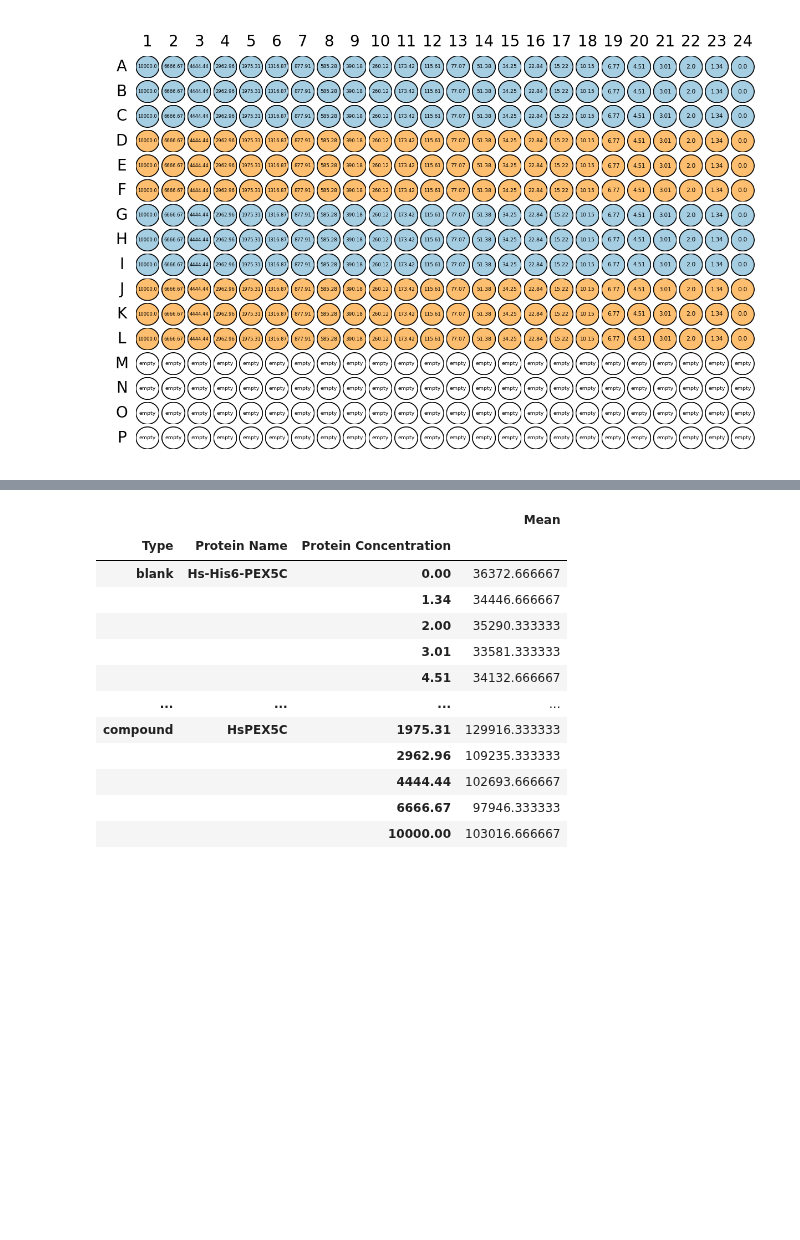
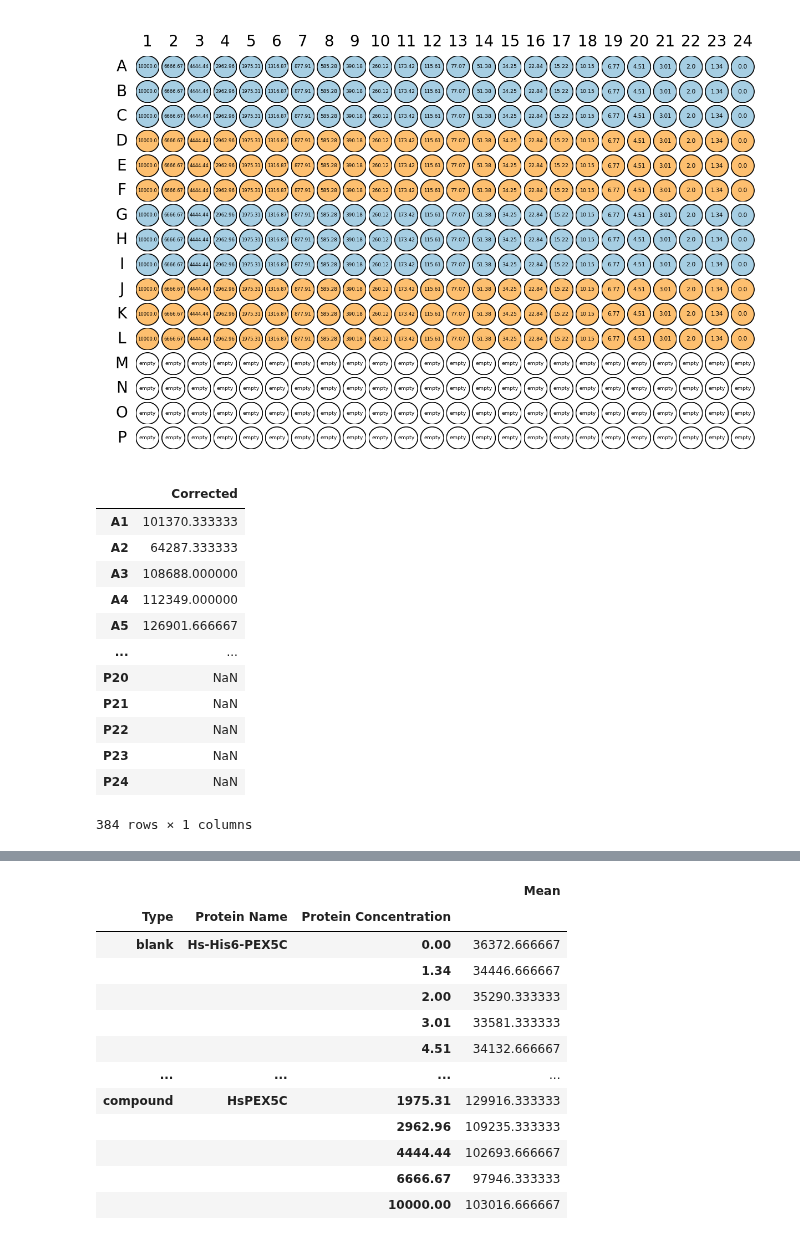
Before and after one commit to mariuszlas/Fluorescence-Anisotropy-Analysis-Development, a Jupyter notebook: fluorescenceanisotropy/fluores_anisotropy.ipynb, the cells around one changed output, grey strips where cells are left out. Drawn from its saved outputs; the diff is of its cells as text; code cells hidden in the pictures; blank space fills up the shorter version.

Commit message:
Update fluores_anisotropy.ipynb
Added background_correct function that can be called by the user to do background correction on all p and s data frames in the data dict.

```diff
--- a/fluorescenceanisotropy/fluores_anisotropy.ipynb
+++ b/fluorescenceanisotropy/fluores_anisotropy.ipynb
@@ -391,6 +391,41 @@ class FA:
             pm.invalidate_cols(platemap=self.plate_map, cols=kwargs['columns'], valid=valid)
         if len(kwargs) == 0:   # return error if neither of the keyword arguments is passed
             raise TypeError('No arguments were passed. Specify the wells, rows or columns to be invalidated!')
+
+
+
+    def background_correct(self):
+
+        for key, value in self.data_dict.items():
+            metadata, data = value.values()
+            p, s = data.values()
+            p_df = self.plate_map.join(p)
+            s_df = self.plate_map.join(s)
+
+            self.data_dict[key]['data']['p_corrected'] = FA._backg_correct(p_df)
+            self.data_dict[key]['data']['s_corrected'] = FA._backg_correct(s_df)
+
+
+    def _backg_correct(df):
+
+        no_index = df.reset_index()   # move the index to df column
+
+        mindex = pd.MultiIndex.from_frame(no_index[['Type', 'Protein Name', 'Protein Concentration']])   # create multiindex
+        reindexed = no_index.set_index(mindex).drop(['Type', 'Protein Name', 'Protein Concentration'], axis=1)   # add multiindex to df and drop the columns from which multiindex was created
+
+        mean = reindexed.groupby(level=[0,1,2]).mean().drop('Valid', axis=1)   # calculate mean for each group of three wells and remove 'Valid' column
+        mean.rename(columns={mean.columns[-1]: 'Mean'}, inplace=True)   # rename the last column to 'Mean'
+
+        blank = mean.xs('blank', level=0, drop_level=True)   # take a group with blank wells
+        compound = reindexed.xs('compound', level=0, drop_level=False)   # take group with wells containing compound ???IS COMPOUND ALSO FOR COMPETITOR???
+        joined = compound.join(blank, on=['Protein Name', 'Protein Concentration'])   # join the blank and compound groups on two multiindexes
+
+        joined['Corrected'] = joined[joined.columns[-2]] - joined['Mean']   # calculate background corrected values
+        jindexed = joined.set_index('index', append=True).reset_index(level=[0,1,2])   # set index to 'well id' and move multiindex to df columns
+
+        result = df.join(jindexed['Corrected'])[['Corrected']]
+
+        return result
 # %%
 my_data1 = FA.read_in_envision(data_csv=HsHis6_PEX5C_vs_HsPEX5C, platemap_csv=Hs_His6_PEX5C_vs_HsPEX5C_platemap, data_type='plate', size=384)
 # %% [output]
@@ -405,0 +443,16 @@ my_data1.visualise(labelby='Protein Concentration', colorby='Type', export='C:\\
+# %%
+my_data1.data_dict['repeat_1']['data']['p_corrected']
+# %% [output]
+|  | Corrected |
+| A1 | 101370.333333 |
+| A2 | 64287.333333 |
+| A3 | 108688.000000 |
+| A4 | 112349.000000 |
+| A5 | 126901.666667 |
+| ... | ... |
+| P20 | NaN |
+| P21 | NaN |
+| P22 | NaN |
+| P23 | NaN |
+| P24 | NaN |
+384 rows × 1 columns
```
Also changed, not shown: parts of 6 cells of this notebook.
